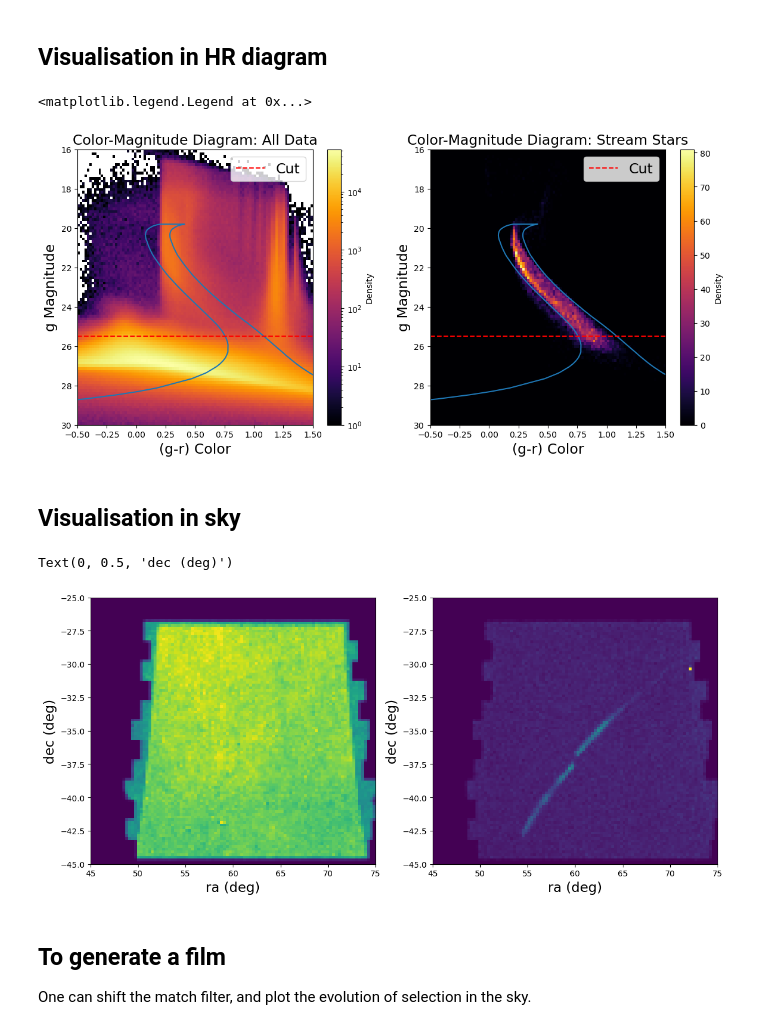
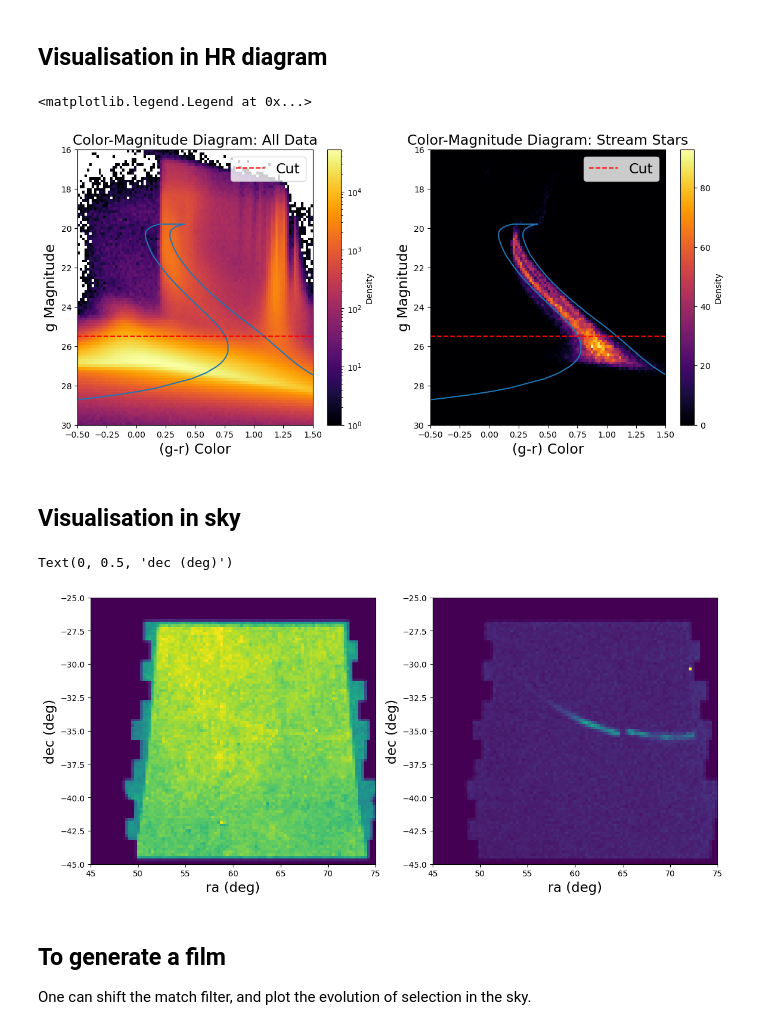
Before and after one commit to LSSTDESC/stream_sim, a Jupyter notebook: notebooks/injection_lsst_example.ipynb, the cells around one changed output. Cells and saved outputs as stored; diff of their text form; code cells hidden in the pictures.

```diff
--- a/notebooks/injection_lsst_example.ipynb
+++ b/notebooks/injection_lsst_example.ipynb
@@ -209,4 +210,4 @@ from stream_sim import observed
 # %%
 # Load the survey properties
-obj = observed.StreamObserved(survey='lsst',release = 'dc2')
+stream_injector = observed.StreamInjector(survey='lsst',release = 'dc2')
 # %% [output]
@@ -223,5 +231,6 @@ Missing key 'saturation' in the survey_properties config. Using default saturati
 # %%
 # Inject stream stars (here contained into stream), and get observationnal values.
-percentile_threshold = 0.5 # minimumpercentile threshold of stream to be inside the footprint
-obs_stream = obj.inject(stream,percentile_threshold=percentile_threshold)
+percentile_threshold = 0.5 # minimum percentile threshold of stream to be inside the footprint
+seed = 50
+obs_stream = stream_injector.inject(stream[stream['flag']==1],percentile_threshold=percentile_threshold, seed=seed)
 # %% [output]
@@ -372,8 +385,16 @@ x_range = (-0.5, 1.5)  # For (g-r) Color
 y_range = (16, 30)     # For g Magnitude
 
 # Create 2D histograms for color-magnitude diagrams
-hb_all, xedges, yedges = np.histogram2d(df_tot['mag_g'] - df_tot['mag_r'], df_tot['mag_g'], bins=[100, 100], range=[x_range, y_range])
-hb_stream, xedges, yedges = np.histogram2d(df_tot['mag_g'][df_tot['flag'] == 1] - df_tot['mag_r'][df_tot['flag'] == 1], df_tot['mag_g'][df_tot['flag'] == 1], bins=[100, 100], range=[x_range, y_range])
+
+# Convert measured magnitudes to numeric, handling "BAD_MAG" strings
+mag_g = pd.to_numeric(df_tot[f"mag_g"], errors="coerce")
+mag_r = pd.to_numeric(df_tot[f"mag_r"], errors="coerce")
+mask_badmag = (np.isfinite(mag_g)) & (np.isfinite(mag_r))
+mag_g, mag_r = mag_g[mask_badmag], mag_r[mask_badmag]
+mask_detection = df_tot['flag'][mask_badmag]==1
+
+hb_all, xedges, yedges = np.histogram2d(mag_g-mag_r, mag_g, bins=[100, 100], range=[x_range, y_range])
+hb_stream, xedges, yedges = np.histogram2d(mag_g[mask_detection] - mag_r[mask_detection], mag_g[mask_detection], bins=[100, 100], range=[x_range, y_range])
 
 # Plot the maps and histograms
 fig, ax = plt.subplots(1, 2, figsize=(14, 6))
@@ -512,7 +533,10 @@ Clipping RGB at mag = 3.3
 # %%
 pth = Path(output)
 
-df_sample =  df_tot # select the data you want to use for the selection, here all the data
+
+df_sample =  df_tot[mask_badmag] # select the data you want to use for the selection
+df_sample['mag_g'] = mag_g
+df_sample['mag_r'] = mag_r
 
 cm = np.vstack([df_sample['mag_g'] - df_sample['mag_r'] , df_sample['mag_g'] ]).T
 
@@ -527,36 +562,37 @@ fig, ax = plt.subplots(1, 2, figsize=(14, 6))
 x_range = (-0.5, 1.5)  # For (g-r) Color
 y_range = (16, 30)     # For g Magnitude
 
-hb_all, xedges, yedges = np.histogram2d(df_tot['mag_g'] - df_tot['mag_r'], df_tot['mag_g'], bins=[100, 100], range=[x_range, y_range])
-hb_stream, xedges, yedges = np.histogram2d(df_tot['mag_g'][df_tot['flag'] == 1] - df_tot['mag_r'][df_tot['flag'] == 1], df_tot['mag_g'][df_tot['flag'] == 1], bins=[100, 100], range=[x_range, y_range])
+
+hb_all, xedges, yedges = np.histogram2d(df_sample['mag_g'] - df_sample['mag_r'], df_sample['mag_g'], bins=[100, 100], range=[x_range, y_range])
+hb_stream, xedges, yedges = np.histogram2d(df_sample['mag_g'][df_sample['flag'] == 1] - df_sample['mag_r'][df_sample['flag'] == 1], df_sample['mag_g'][df_sample['flag'] == 1], bins=[100, 100], range=[x_range, y_range])
 
 
 a=ax[0].imshow(hb_all.T, origin='lower', extent=[x_range[0], x_range[1], y_range[0], y_range[1]], cmap='inferno', aspect='auto',norm = 'log')
 cb = plt.colorbar(a, ax=ax[0], label='Density')
 ax[0].plot(output[:,0],output[:,1])
 ax[0].set_xlim(x_range)
 ax[0].set_ylim(y_range[::-1])  # Invert y-axis for the plot
 ax[0].set_xlabel('(g-r) Color',fontsize=fontsize)
 ax[0].set_ylabel('g Magnitude',fontsize=fontsize)
 ax[0].set_title('Color-Magnitude Diagram: All Data',fontsize=fontsize)
 ax[0].axhline(cut_bottom,c='r',linestyle = '--',label='Cut')
 ax[0].legend(fontsize=fontsize)
 
 
 
 ax[1].imshow(hb_stream.T, origin='lower', extent=[x_range[0], x_range[1], y_range[0], y_range[1]], cmap='inferno', aspect='auto')
 cb = plt.colorbar(ax[1].imshow(hb_stream.T, origin='lower', extent=[x_range[0], x_range[1], y_range[0], y_range[1]], cmap='inferno', aspect='auto'), ax=ax[1], label='Density')
 ax[1].set_xlim(x_range)
 ax[1].set_ylim(y_range[::-1])  # Invert y-axis for the plot
 ax[1].set_xlabel('(g-r) Color',fontsize=fontsize)
 ax[1].set_ylabel('g Magnitude',fontsize=fontsize)
 ax[1].set_title('Color-Magnitude Diagram: Stream Stars',fontsize=fontsize)
 ax[1].plot(output[:,0],output[:,1])
 ax[1].axhline(cut_bottom,c='r',linestyle = '--',label='Cut')
 ax[1].legend(fontsize=fontsize)
 # %% [output]
 <matplotlib.legend.Legend at 0x...>
-[figure, old version]
+[figure, new version]
 # %% [markdown]
 ## Visualisation in sky
 # %%
@@ -575,7 +611,7 @@ ax[0].set_ylabel('dec (deg)',fontsize=fontsize)
 ax[1].set_ylabel('dec (deg)',fontsize=fontsize)
 # %% [output]
 Text(0, 0.5, 'dec (deg)')
-[figure, old version]
+[figure, new version]
 # %% [markdown]
 ## To generate a film
 One can shift the match filter, and plot the evolution of selection in the sky.
```
Also changed, not shown: parts of 10 cells of this notebook.
